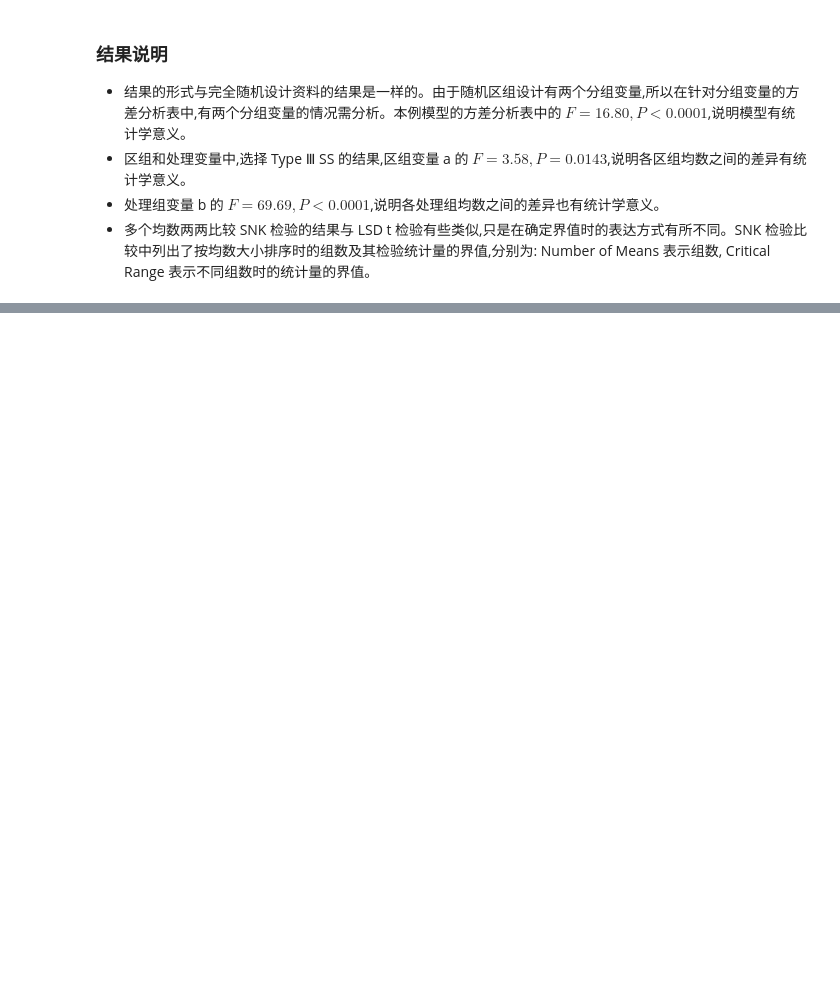
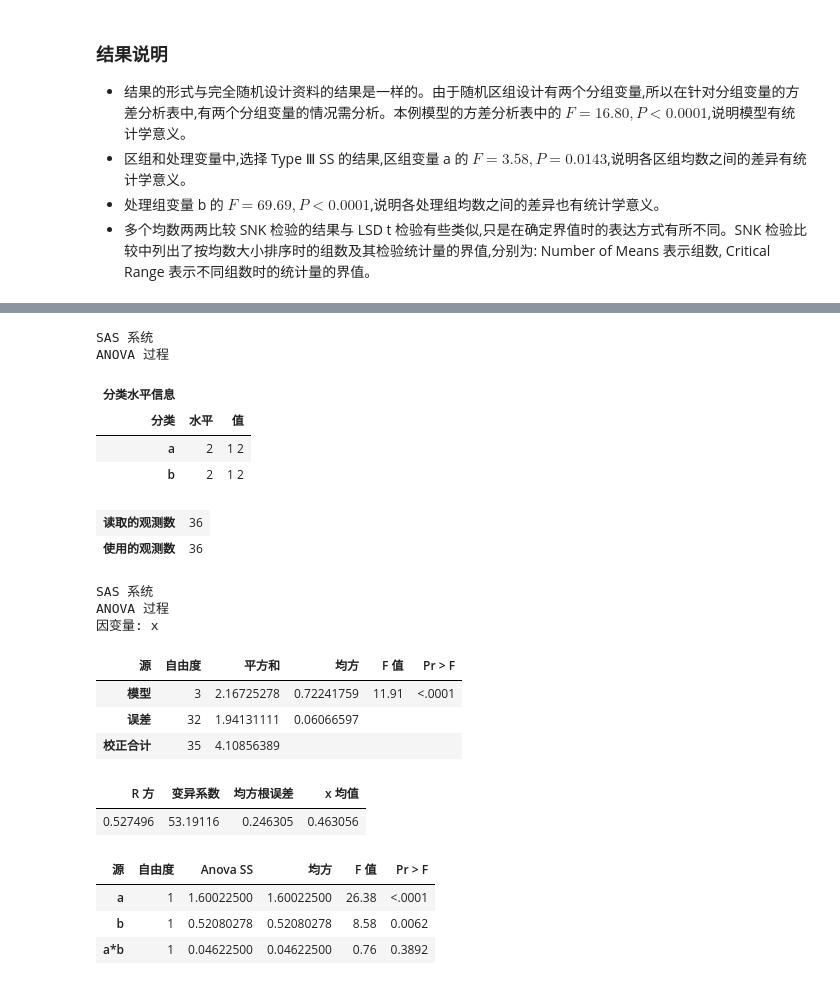
Before and after one commit to pumc-zhou/Med-Stat-Notes, a Jupyter notebook: Guide/SAS/25-06-01-multi-sample-ANOVA.ipynb, the cells around one changed output, grey strips where cells are left out. Cells and saved outputs as stored; diff of their text form; code cells hidden in the pictures; blank space fills up the shorter version.

Commit message:
update:SAS-multi-anova

```diff
--- a/Guide/SAS/25-06-01-multi-sample-ANOVA.ipynb
+++ b/Guide/SAS/25-06-01-multi-sample-ANOVA.ipynb
@@ -211,0 +404,44 @@ quit;
+# %%
+%%SAS
+data factorial;
+    input x a b @@;
+datalines;
+0.47 1 1 0.51 1 1 0.23 1 1
+0.36 1 1 0.32 1 1 0.42 1 1
+0.18 1 1 0.28 1 1 0.26 1 1
+0.16 1 2 0.12 1 2 0.17 1 2
+0.11 1 2 0.15 1 2 0.28 1 2
+0.09 1 2 0.27 1 2 0.16 1 2
+1.09 2 1 1.15 2 1 0.51 2 1
+0.51 2 1 0.2 2 1 0.68 2 1
+1.38 2 1 0.57 2 1 1.38 2 1
+0.31 2 2 0.54 2 2 0.5 2 2
+0.38 2 2 0.66 2 2 0.93 2 2
+0.65 2 2 0.41 2 2 0.28 2 2
+;
+proc anova;
+    class a b;
+    model x = a b a*b;
+quit;
+# %% [output]
+SAS 系统
+ANOVA 过程
+| 分类水平信息 |  |  |
+| 分类 | 水平 | 值 |
+| a | 2 | 1 2 |
+| b | 2 | 1 2 |
+| 读取的观测数 | 36 |
+| 使用的观测数 | 36 |
+SAS 系统
+ANOVA 过程
+因变量: x
+| 源 | 自由度 | 平方和 | 均方 | F 值 | Pr > F |
+| 模型 | 3 | 2.16725278 | 0.72241759 | 11.91 | <.0001 |
+| 误差 | 32 | 1.94131111 | 0.06066597 |  |  |
+| 校正合计 | 35 | 4.10856389 |  |  |  |
+| R 方 | 变异系数 | 均方根误差 | x 均值 |
+| 0.527496 | 53.19116 | 0.246305 | 0.463056 |
+| 源 | 自由度 | Anova SS | 均方 | F 值 | Pr > F |
+| a | 1 | 1.60022500 | 1.60022500 | 26.38 | <.0001 |
+| b | 1 | 0.52080278 | 0.52080278 | 8.58 | 0.0062 |
+| a*b | 1 | 0.04622500 | 0.04622500 | 0.76 | 0.3892 |
```
Also changed, not shown: parts of 8 cells of this notebook, 3 other files.
